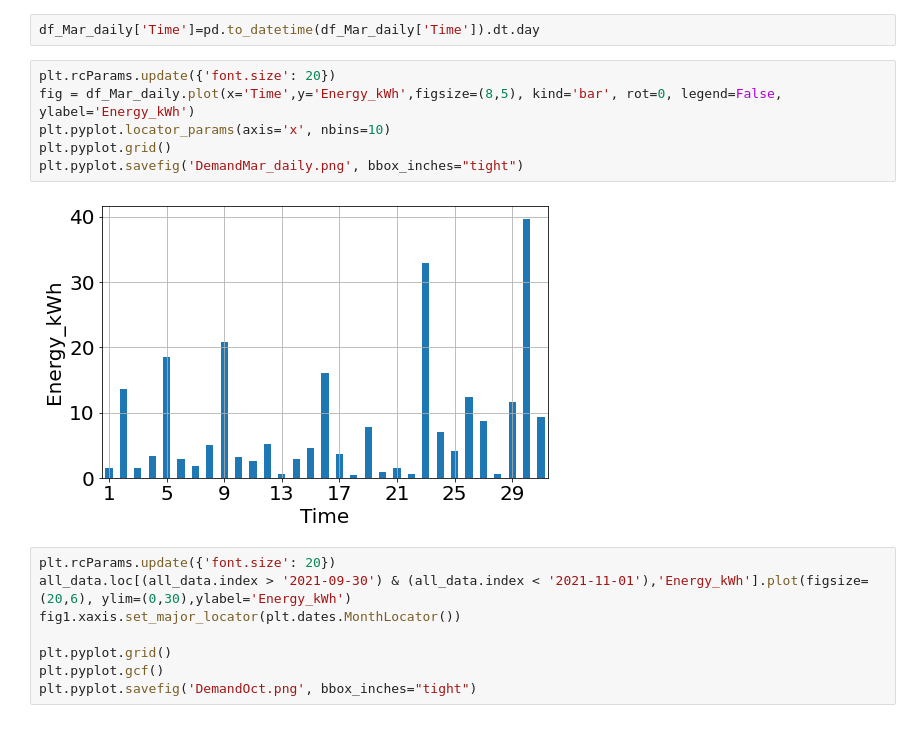
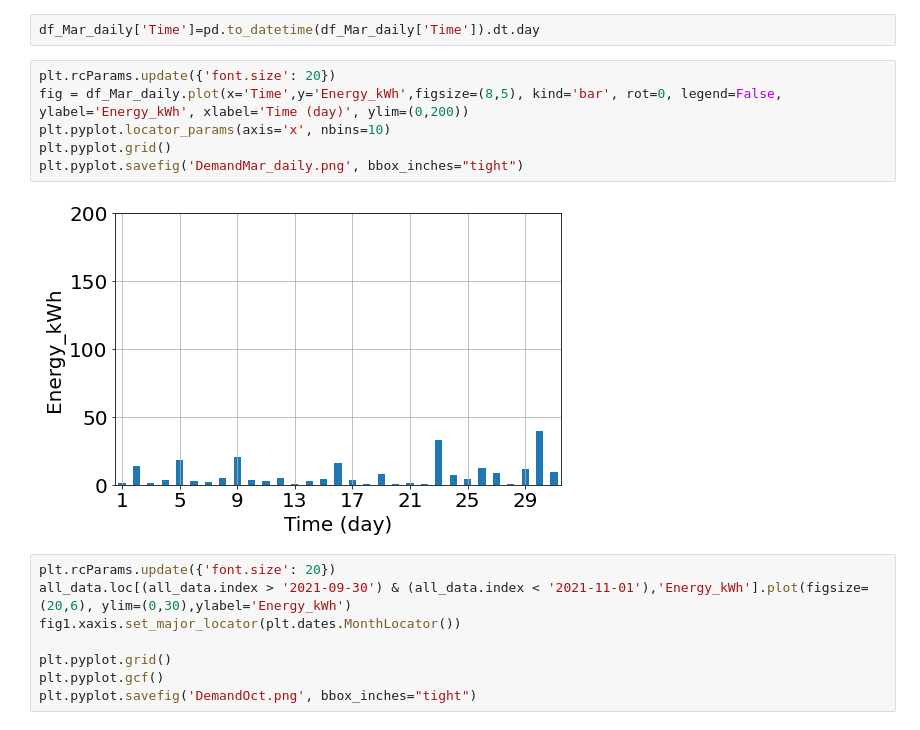
Before and after one commit to hancse/han_microgrid_lab, a Jupyter notebook: ChargingDemandPrediction/CovidImpactOnDemand.ipynb, the cells around one changed output. Cells and saved outputs as stored; diff of their text form.

Commit message:
Redraw some images

```diff
--- a/ChargingDemandPrediction/CovidImpactOnDemand.ipynb
+++ b/ChargingDemandPrediction/CovidImpactOnDemand.ipynb
@@ -339,12 +339,12 @@ df_Mar_daily = df.loc[(df.index > '2021-02-28') & (df.index < '2021-04-01'),'Ene
 df_Mar_daily['Time']=pd.to_datetime(df_Mar_daily['Time']).dt.day
 # %%
 plt.rcParams.update({'font.size': 20})
-fig = df_Mar_daily.plot(x='Time',y='Energy_kWh',figsize=(8,5), kind='bar', rot=0, legend=False, ylabel='Energy_kWh')
+fig = df_Mar_daily.plot(x='Time',y='Energy_kWh',figsize=(8,5), kind='bar', rot=0, legend=False, ylabel='Energy_kWh', xlabel='Time (day)', ylim=(0,200))
 plt.pyplot.locator_params(axis='x', nbins=10)
 plt.pyplot.grid()
 plt.pyplot.savefig('DemandMar_daily.png', bbox_inches="tight")
 # %% [output]
-[figure, old version]
+[figure, new version]
 # %%
 plt.rcParams.update({'font.size': 20})
 all_data.loc[(all_data.index > '2021-09-30') & (all_data.index < '2021-11-01'),'Energy_kWh'].plot(figsize=(20,6), ylim=(0,30),ylabel='Energy_kWh')
```
Also changed, not shown: parts of 6 cells of this notebook, 6 other files.
